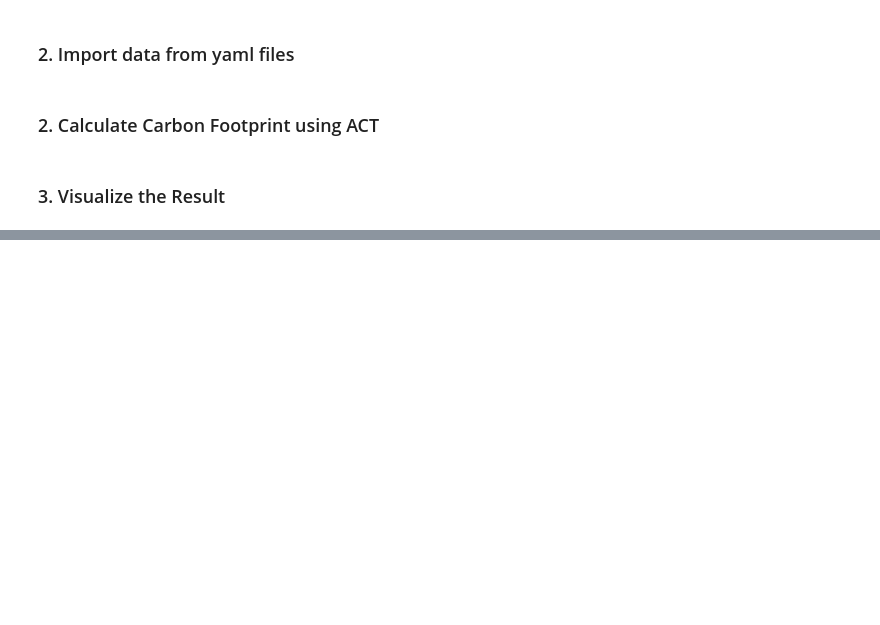
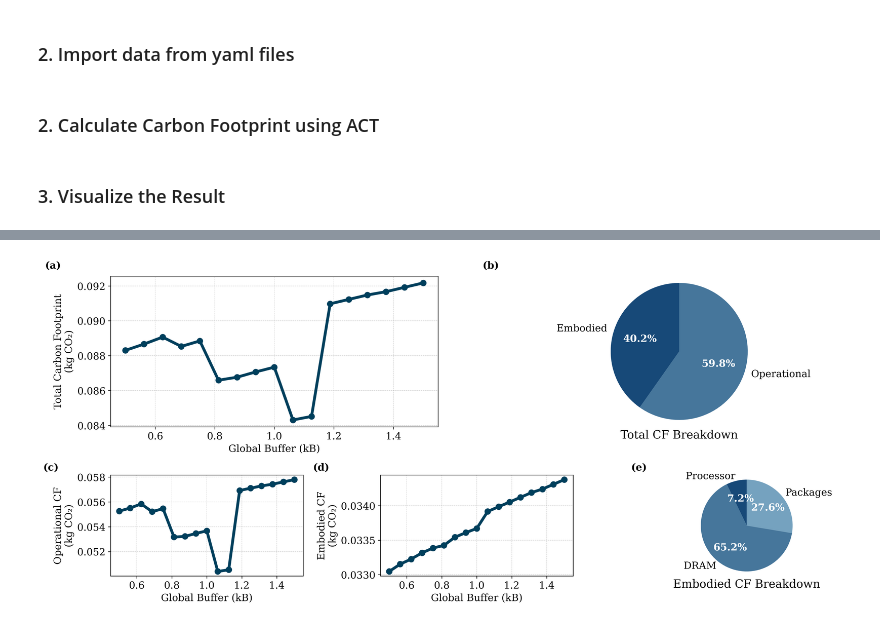
Before and after one commit to hmin-stella/CarbonLoop, a Jupyter notebook: workspace/3_CarbonLoop/run_CarbonLoop_part2.ipynb, the cells around one changed output, grey strips where cells are left out. Cells and saved outputs as stored; diff of their text form; code cells hidden in the pictures; blank space fills up the shorter version.

```diff
--- a/workspace/3_CarbonLoop/run_CarbonLoop_part2.ipynb
+++ b/workspace/3_CarbonLoop/run_CarbonLoop_part2.ipynb
@@ -24,7 +25,7 @@ from logic_model  import Fab_Logic
 ### 1. Read Output from Timeloop+Accelergy and Save in Yaml Files
 # %%
 ## USER INPUT
-mode = 'pe'
+mode = 'gb'
 
 if mode == 'gb':
     sweep_list = [x for x in range(4000,12001,500)]
@@ -246,0 +192,60 @@ plot_normalized_lines([cf_final_np, CEP_np, CDP_np], ['CF','CEP','CDP'])
+# %%
+import matplotlib.pyplot as plt
+from matplotlib.gridspec import GridSpec
+
+fig = plt.figure(figsize=(16,7), dpi=300)
+gs = GridSpec(7, 6, figure=fig)
+
+ax1 = fig.add_subplot(gs[0:4, 0:3])
+ax2 = fig.add_subplot(gs[0:4, 3:6])
+
+ax3 = fig.add_subplot(gs[4:7, 0:2])
+ax4 = fig.add_subplot(gs[4:7, 2:4])
+ax5 = fig.add_subplot(gs[4:7, 4:6])
+
+def plot_line(ax, y, ylabel):
+    ax.plot(x, y, marker='o', markersize=8, linewidth=4, color=line_color)
+    ax.set_xlabel(xlabel, fontsize=14)
+    ax.set_ylabel(ylabel, fontsize=14)
+    ax.tick_params(axis='both', labelsize=14)
+    ax.grid(True, linestyle='--', linewidth=0.5, alpha=0.7)
+
+# Plotting function for pie charts
+def plot_pie_ax(ax, sizes, labels, title=None):
+    colors = ['#174978', '#46769B', '#75A2BF']
+    wedges, texts, autotexts = ax.pie(
+        sizes,
+        labels=labels,
+        autopct='%1.1f%%',
+        startangle=90,
+        colors=colors,
+        textprops={'fontsize': 14}
+    )
+    for autotext in autotexts:
+        autotext.set_color('white')
+        autotext.set_fontweight('bold')
+    ax.set_xlabel(title, fontsize=16)
+    ax.axis('equal')
+
+plot_line(ax3, cf_operational_list, "Operational CF\n(kg CO₂)")
+plot_line(ax4, cf_embodied_list, "Embodied CF\n(kg CO₂)")
+plot_line(ax1, cf_final_list, "Total Carbon Footprint\n(kg CO₂)")
+plot_pie_ax(ax2, [cf_embodied_list[min_total_cf_index], cf_operational_list[min_total_cf_index]],
+            ['Embodied', 'Operational'], "Total CF Breakdown\n")
+plot_pie_ax(ax5, [cf_processor_list[min_total_cf_index], cf_DRAM_list[min_total_cf_index], cf_package_list[min_total_cf_index]],
+            ['Processor', 'DRAM', 'Packages'], "Embodied CF Breakdown\n")
+
+ax1.text(-0.2, 1.1, "(a)", transform=ax1.transAxes, fontsize=14, fontweight='bold', verticalalignment='top', horizontalalignment='left')
+ax2.text(-0.1, 1.1, "(b)", transform=ax2.transAxes, fontsize=14, fontweight='bold', verticalalignment='top', horizontalalignment='left')
+ax3.text(-0.35, 1.12, "(c)", transform=ax3.transAxes, fontsize=14, fontweight='bold', verticalalignment='top', horizontalalignment='left')
+ax4.text(-0.35, 1.12, "(d)", transform=ax4.transAxes, fontsize=14, fontweight='bold', verticalalignment='top', horizontalalignment='left')
+ax5.text(-0.1, 1.12, "(e)", transform=ax5.transAxes, fontsize=14, fontweight='bold', verticalalignment='top', horizontalalignment='left')
+
+# fig.suptitle("Carbon Footprint", fontweight='bold',fontsize=18)
+plt.tight_layout()
+plt.savefig(f"figures/fig_{mode}_carbon_footprint.pdf", format='pdf')
+plt.savefig(f"figures/fig_{mode}_carbon_footprint.svg", format='svg')
+plt.show()
+plt.close()
+# %% [output]
+[figure, added]
```
Also changed, not shown: parts of 4 cells of this notebook, 27 other files.
